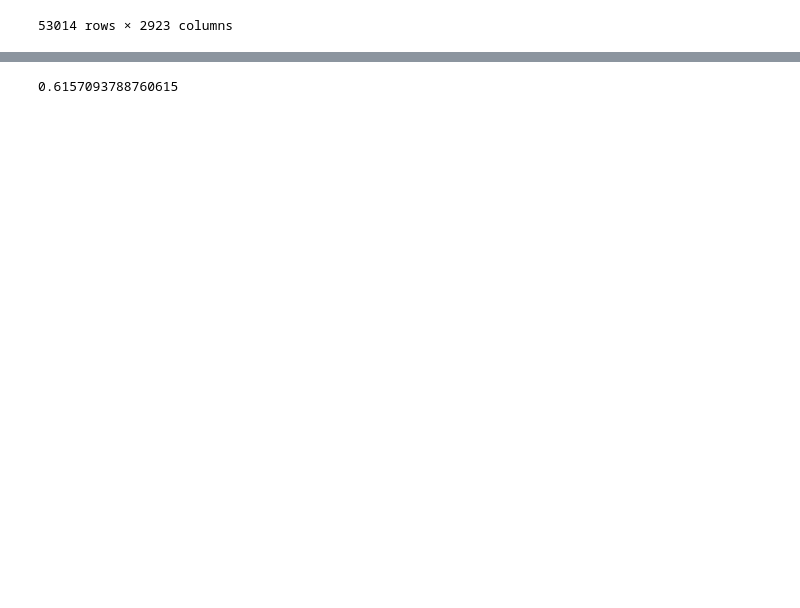
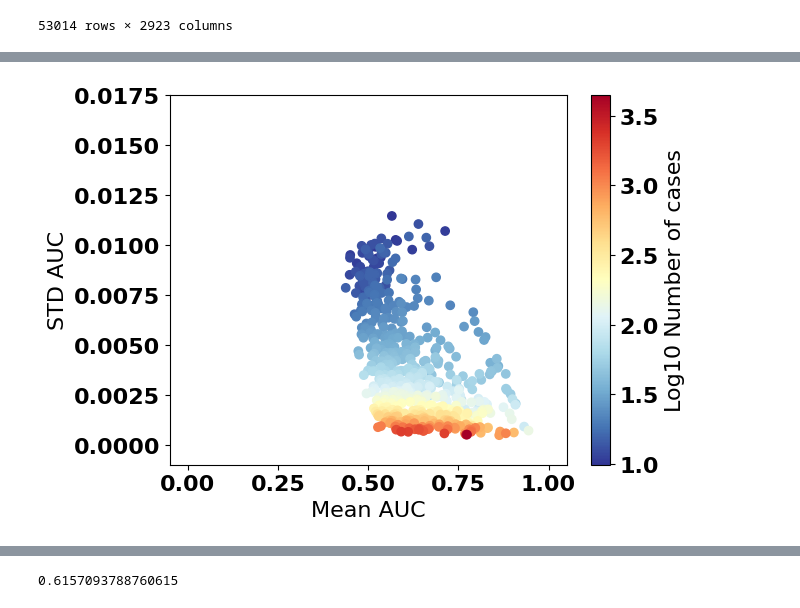
Before and after one commit to RandallJEllis/rfb, a Jupyter notebook: all_outcomes/rfb.ipynb, the cells around one changed output, grey strips where cells are left out. Saved outputs shown, nothing was run; the diff lists cells and outputs as text; code cells hidden in the pictures; blank space fills up the shorter version.

```diff
--- a/all_outcomes/rfb.ipynb
+++ b/all_outcomes/rfb.ipynb
@@ -401,0 +393,5 @@ cbar.set_label('Log10 Number of cases')
+# %%
+summ_stat = 'mean'
+
+# Select only numeric columns for aggregation
+numeric_cols = mean_nfeat_100.select_dtypes(include='number').columns
@@ -401,0 +473,26 @@ cbar.set_label('Log10 Number of cases')
+# %%
+def scatter_all_outcomes(df, group_over_sets=False, summ_stat='mean', save=False, fname=None):
+    if group_over_sets:
+        df = df.groupby(['outcome_'])[numeric_cols].agg([summ_stat]).reset_index()
+        df = df.sort_values([(f'cases_{summ_stat}', f'{summ_stat}')])
+        plt.scatter(df[f'auroc_{summ_stat}'], df['auroc_std'], c=np.log10(df[f'cases_{summ_stat}'][f'{summ_stat}']), cmap='RdYlBu_r')
+
+    else:
+        df = df.sort_values((f'cases_{summ_stat}'))
+        plt.scatter(df[f'auroc_{summ_stat}'], df['auroc_std'], c=np.log10(df[f'cases_{summ_stat}']), cmap='RdYlBu_r')
+
+    plt.ylabel('STD AUC')
+    plt.xlabel(f'Mean AUC')
+    plt.xlim([-0.05, 1.05])
+    plt.ylim([-0.001, 0.0175])
+
+    # colorbar
+    cbar = plt.colorbar()
+    cbar.set_label('Log10 Number of cases')
+
+    if save:
+        plt.savefig(f'../../figures/{fname}.pdf', bbox_inches='tight')
+# %%
+scatter_all_outcomes(mean_nfeat_500, group_over_sets=True)#, save=True, fname='scatter_nfeat_5')
+# %% [output]
+[figure, added]
```
Also changed, not shown: parts of 33 cells of this notebook, 17 other files.
